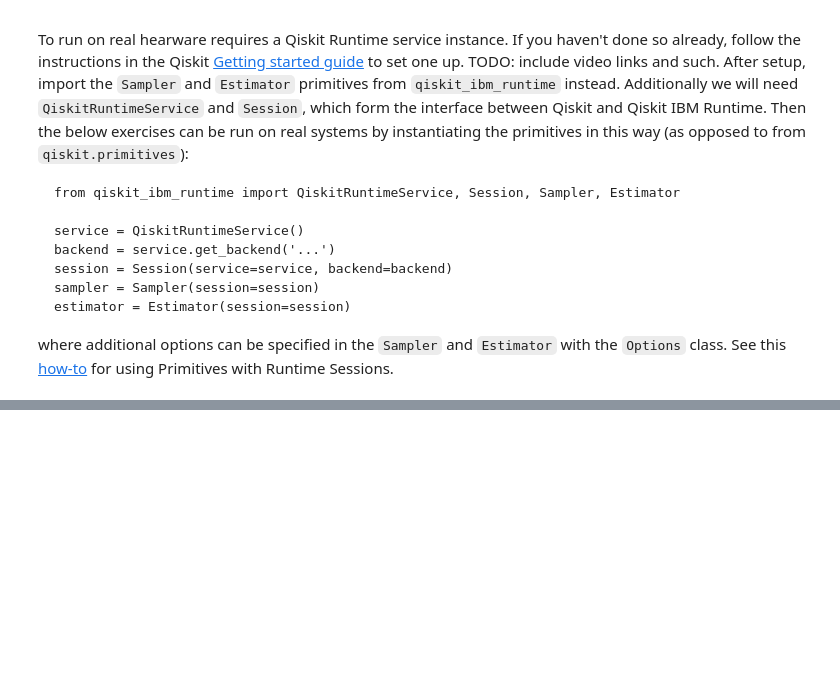
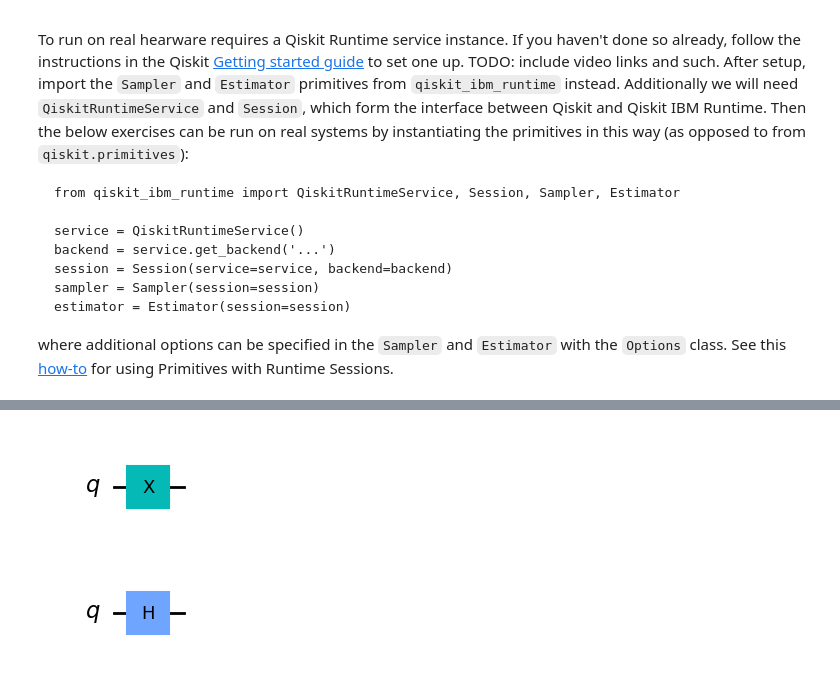
Before and after one commit to Martyna94/QiskitSummerSchool2023, a Jupyter notebook: Lab2/Lab2.ipynb, the cells around one changed output, grey strips where cells are left out. Saved outputs shown, nothing was run; the diff lists cells and outputs as text; code cells hidden in the pictures; blank space fills up the shorter version.

```diff
--- a/Lab2/Lab2.ipynb
+++ b/Lab2/Lab2.ipynb
@@ -35,0 +42,14 @@ plt.style.use('dark_background') # optional
+# %%
+# create excited |1> state
+qc_1 = QuantumCircuit(1)
+qc_1.x(0)
+qc_1.draw('mpl')
+# %% [output]
+[figure, added]
+# %%
+# create supersopsition \+> state
+qc_plus = QuantumCircuit(1)
+qc_plus.h(0)
+qc_plus.draw('mpl')
+# %% [output]
+[figure, added]
```
Also changed, not shown: parts of 50 cells of this notebook.
